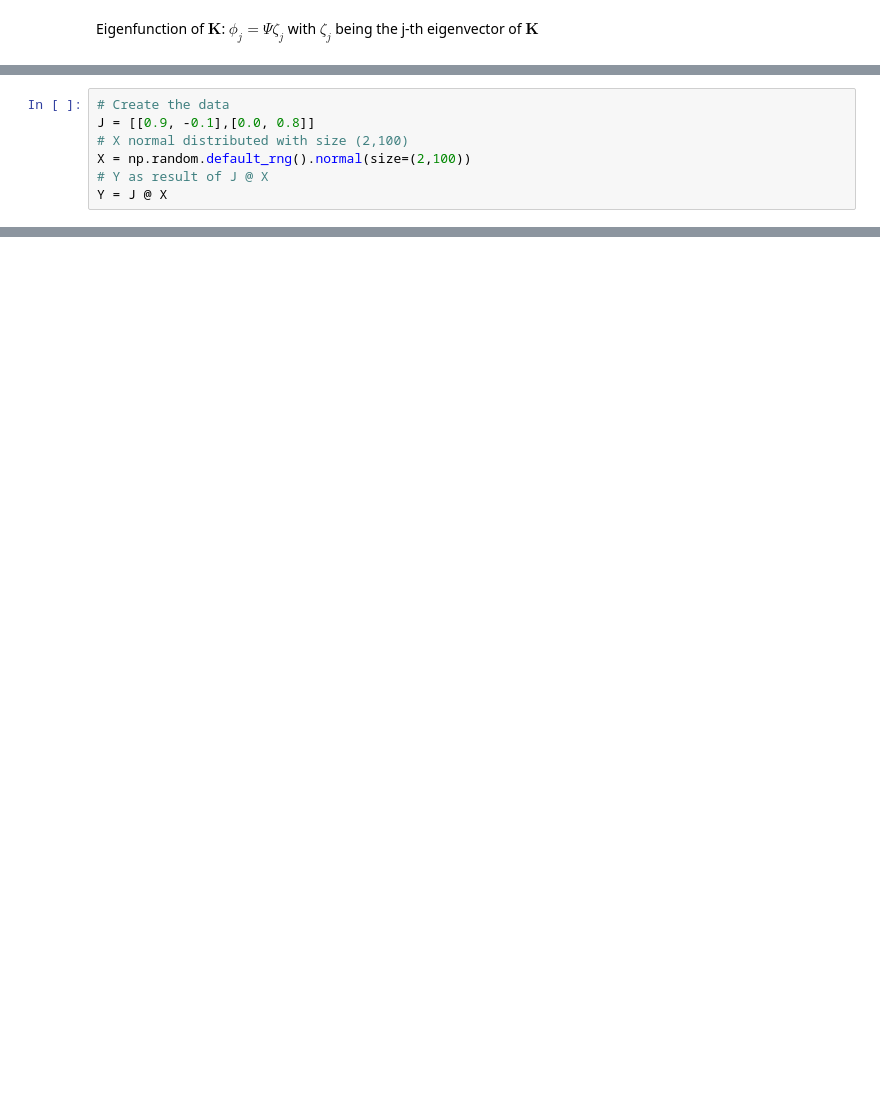
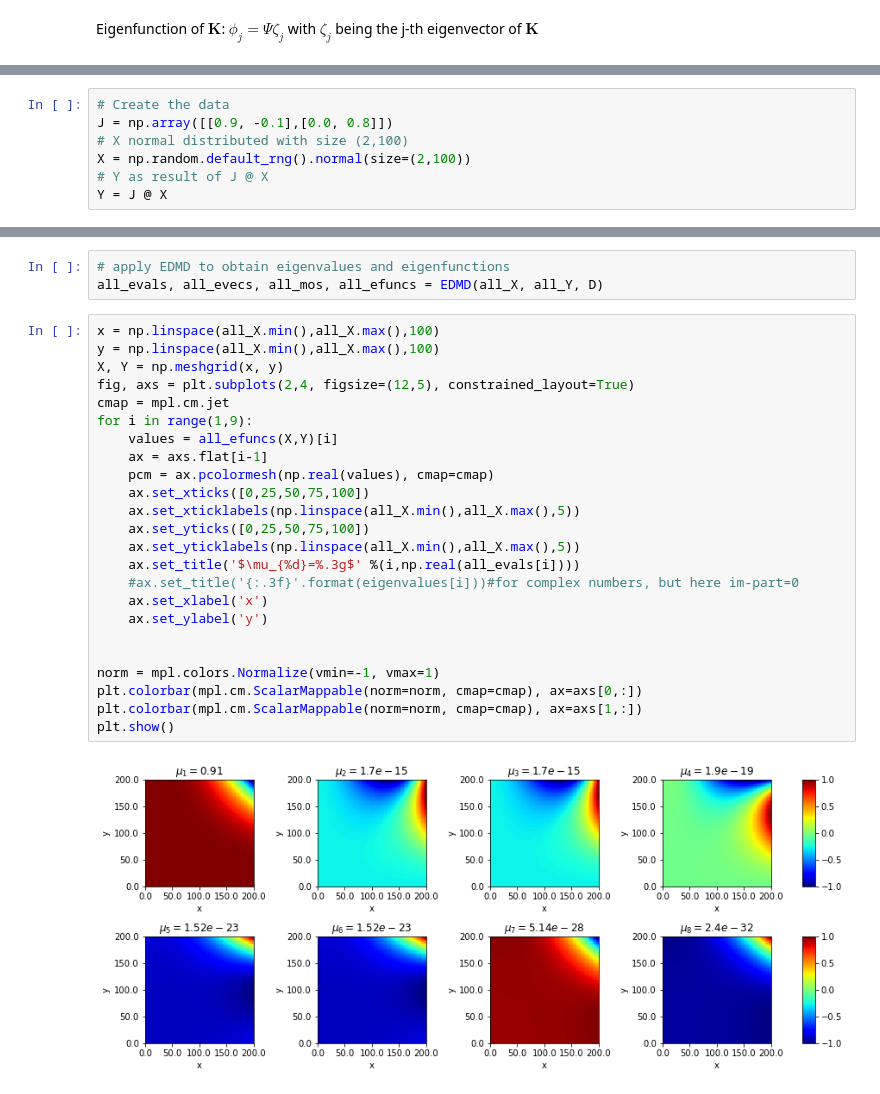
Before and after one commit to Schnursenkel/mlcms_group_g, a Jupyter notebook: Final_project/EDMD.ipynb, the cells around one changed output, grey strips where cells are left out. Saved outputs shown, nothing was run; the diff lists cells and outputs as text; blank space fills up the shorter version.

```diff
--- a/Final_project/EDMD.ipynb
+++ b/Final_project/EDMD.ipynb
@@ -79,6 +114,6 @@ Example: $x(n+1) = Jx(n) = \begin{bmatrix} 0.9 & -0.1 \\ 0.0 & 0.8 \end{bmatrix}
 # %%
 # Create the data
-J = [[0.9, -0.1],[0.0, 0.8]]
+J = np.array([[0.9, -0.1],[0.0, 0.8]])
 # X normal distributed with size (2,100)
 X = np.random.default_rng().normal(size=(2,100))
 # Y as result of J @ X
@@ -206,0 +239,29 @@ No analytical solution? provide an interpretation (and compare to datafold code)
+# %%
+# apply EDMD to obtain eigenvalues and eigenfunctions
+all_evals, all_evecs, all_mos, all_efuncs = EDMD(all_X, all_Y, D)
+# %%
+x = np.linspace(all_X.min(),all_X.max(),100)
+y = np.linspace(all_X.min(),all_X.max(),100)
+X, Y = np.meshgrid(x, y)
+fig, axs = plt.subplots(2,4, figsize=(12,5), constrained_layout=True)
+cmap = mpl.cm.jet
+for i in range(1,9):
+    values = all_efuncs(X,Y)[i]
+    ax = axs.flat[i-1]
+    pcm = ax.pcolormesh(np.real(values), cmap=cmap)
+    ax.set_xticks([0,25,50,75,100])
+    ax.set_xticklabels(np.linspace(all_X.min(),all_X.max(),5))
+    ax.set_yticks([0,25,50,75,100])
+    ax.set_yticklabels(np.linspace(all_X.min(),all_X.max(),5))
+    ax.set_title('$\mu_{%d}=%.3g$' %(i,np.real(all_evals[i])))
+    #ax.set_title('{:.3f}'.format(eigenvalues[i]))#for complex numbers, but here im-part=0
+    ax.set_xlabel('x')
+    ax.set_ylabel('y')
+
+
+norm = mpl.colors.Normalize(vmin=-1, vmax=1)
+plt.colorbar(mpl.cm.ScalarMappable(norm=norm, cmap=cmap), ax=axs[0,:])
+plt.colorbar(mpl.cm.ScalarMappable(norm=norm, cmap=cmap), ax=axs[1,:])
+plt.show()
+# %% [output]
+[figure, added]
```
Also changed, not shown: parts of 29 cells of this notebook.
